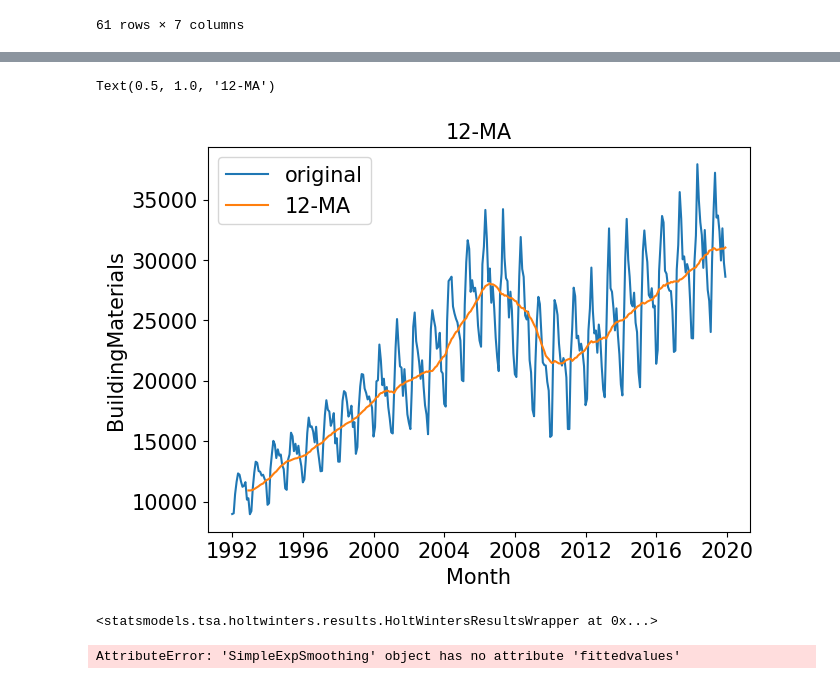
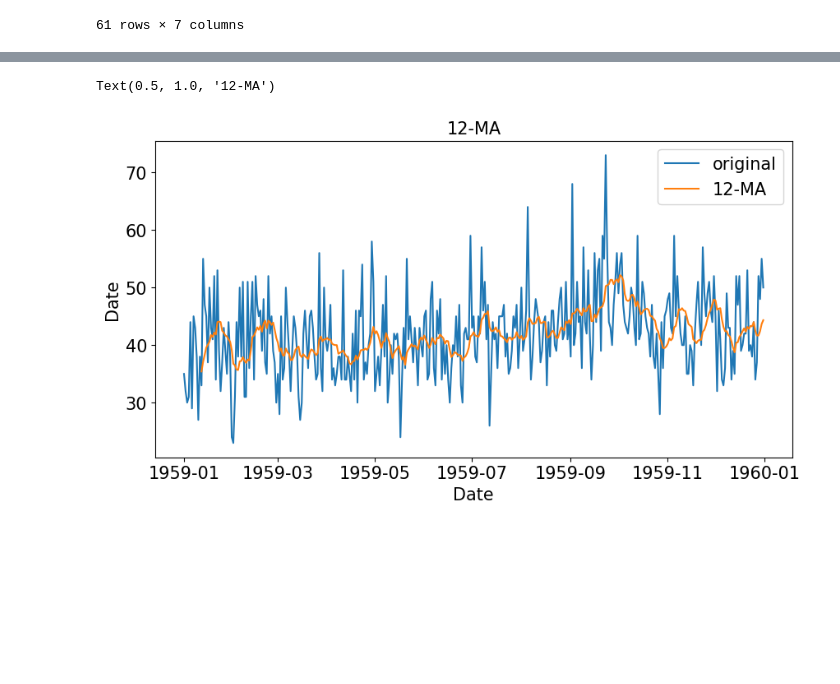
Before and after one commit to lhduc94/timeseries, a Jupyter notebook: notebooks/smoothing.ipynb, the cells around one changed output, grey strips where cells are left out. Saved outputs shown, nothing was run; the diff lists cells and outputs as text; code cells hidden in the pictures; blank space fills up the shorter version.

```diff
--- a/notebooks/smoothing.ipynb
+++ b/notebooks/smoothing.ipynb
@@ -25,4 +38,0 @@ df['lead_1'] = df['Clothing'].shift(-1)
-# %%
-df['Centered_MA'] = (df['Clothing'] + df['lead_1'] + df['lag_1'])/3
-# %%
-df['Trailing_MA'] = (df['Clothing'] + df['lag_1'] + df['lag_2'])/3
@@ -73,16 +85,12 @@ Name: Clothing, Length: 61, dtype: float64
-# %%
-df = pd.read_csv('../data/us-retail-sales.csv')
-df['Month'] = pd.to_datetime(df['Month'])
-df = df[['Month','BuildingMaterials']]
 # %%
-fig1 = plt.figure(figsize=(7,5))
-df['BuildingMaterials_MA'] = df['BuildingMaterials'].rolling(window=6, center=False).mean()
-sns.lineplot(x='Month', y='BuildingMaterials', data=df, label='original')
-sns.lineplot(x='Month', y='BuildingMaterials_MA', data=df, label='6-MA')
+fig1 = plt.figure(figsize=(10,5))
+df['Births_MA'] = df['Births'].rolling(window=6, center=False).mean()
+sns.lineplot(x='Date', y='Births', data=df, label='original')
+sns.lineplot(x='Date', y='Births_MA', data=df, label='6-MA')
 plt.xlabel('Month',fontsize=15)
 plt.xticks(fontsize=15)
 plt.yticks(fontsize=15)
-plt.ylabel('BuildingMaterials',fontsize=15)
+plt.ylabel('Birds',fontsize=15)
 plt.legend(fontsize=15)
 plt.title('6-MA', fontsize=15)
 # %% [output]
@@ -91,16 +99,16 @@ Text(0.5, 1.0, '6-MA')
 # %%
-fig2 = plt.figure(figsize=(7,5))
-df['BuildingMaterials_MA'] = df['BuildingMaterials'].rolling(window=12, center=False).mean()
-sns.lineplot(x='Month', y='BuildingMaterials', data=df, label='original')
-sns.lineplot(x='Month', y='BuildingMaterials_MA', data=df, label='12-MA')
-plt.xlabel('Month',fontsize=15)
+fig2 = plt.figure(figsize=(10,5))
+df['Births_MA'] = df['Births'].rolling(window=12, center=False).mean()
+sns.lineplot(x='Date', y='Births', data=df, label='original')
+sns.lineplot(x='Date', y='Births_MA', data=df, label='12-MA')
+plt.xlabel('Date',fontsize=15)
 plt.xticks(fontsize=15)
 plt.yticks(fontsize=15)
-plt.ylabel('BuildingMaterials',fontsize=15)
+plt.ylabel('Date',fontsize=15)
 plt.legend(fontsize=15)
 plt.title('12-MA', fontsize=15)
 # %% [output]
 Text(0.5, 1.0, '12-MA')
-[figure, old version]
+[figure, new version]
 # %%
 from statsmodels.api import tsa
@@ -129,6 +122 @@ df = df[['Month','BuildingMaterials']]
-# %%
-es = tsa.SimpleExpSmoothing(df['BuildingMaterials'])
-es.fit(smoothing_level=0.3)
-# %% [output]
-<statsmodels.tsa.holtwinters.results.HoltWintersResultsWrapper at 0x...>
 # %%
@@ -138,4 +130,0 @@ df['ExponentialSmoothing_TSA'] = es.predict(es.params,start=1,end=df.shape[0])
-# %%
-es.fittedvalues
-# %% [output]
-AttributeError: 'SimpleExpSmoothing' object has no attribute 'fittedvalues'
```
Also changed, not shown: parts of 17 cells of this notebook, 8 other files.
